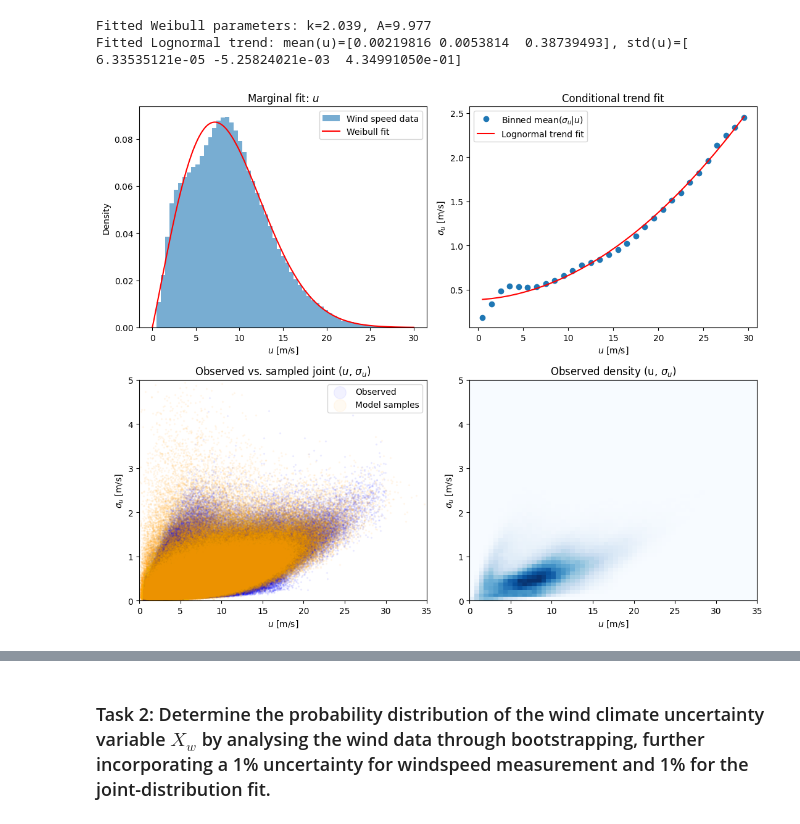
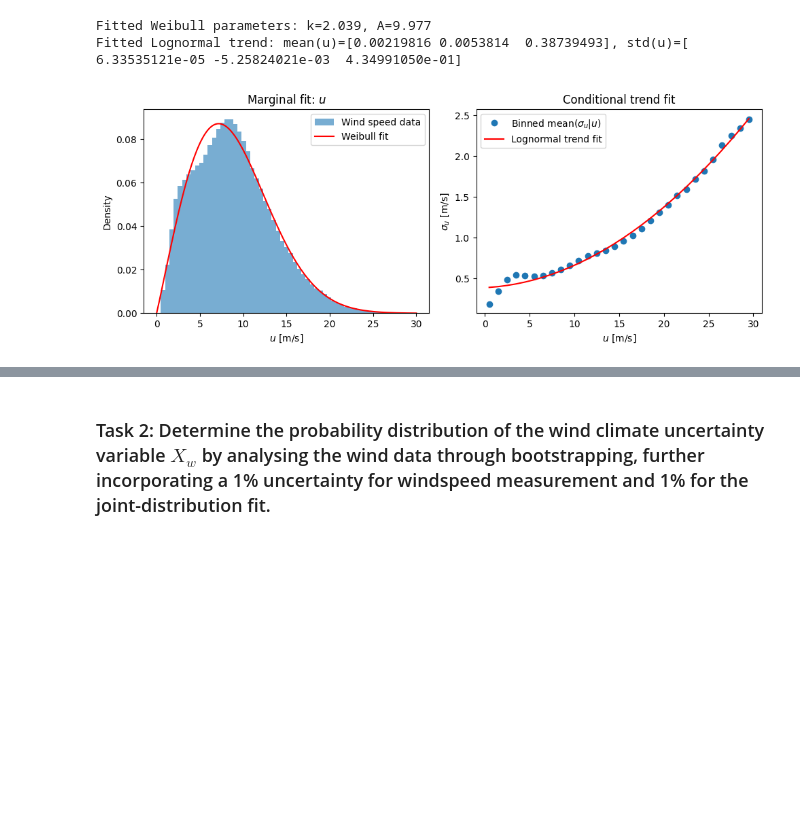
Before and after one commit to natslimak/OceanCourses, a Jupyter notebook: ProbalisticModelling/assg_mid-term/assignment.ipynb, the cells around one changed output, grey strips where cells are left out. Drawn from its saved outputs; the diff is of its cells as text; code cells hidden in the pictures; blank space fills up the shorter version.

```diff
--- a/ProbalisticModelling/assg_mid-term/assignment.ipynb
+++ b/ProbalisticModelling/assg_mid-term/assignment.ipynb
@@ -111,35 +118,22 @@ Fitted Lognormal trend: mean(u)=[0.00219816 0.0053814  0.38739493], std(u)=[ 6.3
 # %%
 u_syn, sigma_syn = sample_joint(len(U))
 
-fig, axs = plt.subplots(2, 2, figsize=(11, 9))
+fig, axs = plt.subplots(1, 2, figsize=(10, 4))
 
 # (a) u marginal: histogram vs fitted Weibull pdf
 u_range = np.linspace(0, U.max(), 200)
-axs[0, 0].hist(U, bins=60, density=True, alpha=0.6, label='Wind speed data')
-axs[0, 0].plot(u_range, stats.weibull_min.pdf(u_range, c=k, scale=A), 'r-', label='Weibull fit')
-axs[0, 0].set_xlabel(r'$u$ [m/s]'); axs[0, 0].set_ylabel('Density')
-axs[0, 0].set_title(r'Marginal fit: $u$'); axs[0, 0].legend()
+axs[0].hist(U, bins=60, density=True, alpha=0.6, label='Wind speed data')
+axs[0].plot(u_range, stats.weibull_min.pdf(u_range, c=k, scale=A), 'r-', label='Weibull fit')
+axs[0].set_xlabel(r'$u$ [m/s]'); axs[0].set_ylabel('Density')
+axs[0].set_title(r'Marginal fit: $u$'); axs[0].legend()
 
 # (b) conditional trend: binned mean vs the fitted curve
-axs[0, 1].plot(centers, means, 'o', label=r'Binned mean($\sigma_u$|$u$)')
-axs[0, 1].plot(centers, np.polyval(p_mean, centers), 'r-', label='Lognormal trend fit')
-axs[0, 1].set_xlabel(r'$u$ [m/s]'); axs[0, 1].set_ylabel(r'$\sigma_u$ [m/s]')
-axs[0, 1].set_title(r'Conditional trend fit'); axs[0, 1].legend()
-
-# (c) observed vs synthetic scatter, overlaid
-axs[1, 0].scatter(U, SigmaU, s=2, alpha=0.05, color='blue', label='Observed')
-axs[1, 0].scatter(u_syn, sigma_syn, s=2, alpha=0.05, color='orange', label='Model samples')
-axs[1, 0].set_xlabel(r'$u$ [m/s]'); axs[1, 0].set_ylabel(r'$\sigma_u$ [m/s]')
-axs[1, 0].set_title(r'Observed vs. sampled joint ($u$, $\sigma_u$)')
-axs[1, 0].legend(markerscale=10)
-axs[1, 0].set_xlim(0, 35); axs[1, 0].set_ylim(0, 5)
-
-# (d) 2D density of the real data
-axs[1, 1].hist2d(U, SigmaU, bins=60, range=[[0, 35], [0, 5]], cmap='Blues')
-axs[1, 1].set_xlabel(r'$u$ [m/s]'); axs[1, 1].set_ylabel(r'$\sigma_u$ [m/s]')
-axs[1, 1].set_title(r'Observed density (u, $\sigma_u$)')
+axs[1].plot(centers, means, 'o', label=r'Binned mean($\sigma_u$|$u$)')
+axs[1].plot(centers, np.polyval(p_mean, centers), 'r-', label='Lognormal trend fit')
+axs[1].set_xlabel(r'$u$ [m/s]'); axs[1].set_ylabel(r'$\sigma_u$ [m/s]')
+axs[1].set_title(r'Conditional trend fit'); axs[1].legend()
 
 plt.tight_layout()
 plt.show()
 # %% [output]
-[figure, old version]
+[figure, new version]
```
Also changed, not shown: parts of 6 cells of this notebook.
